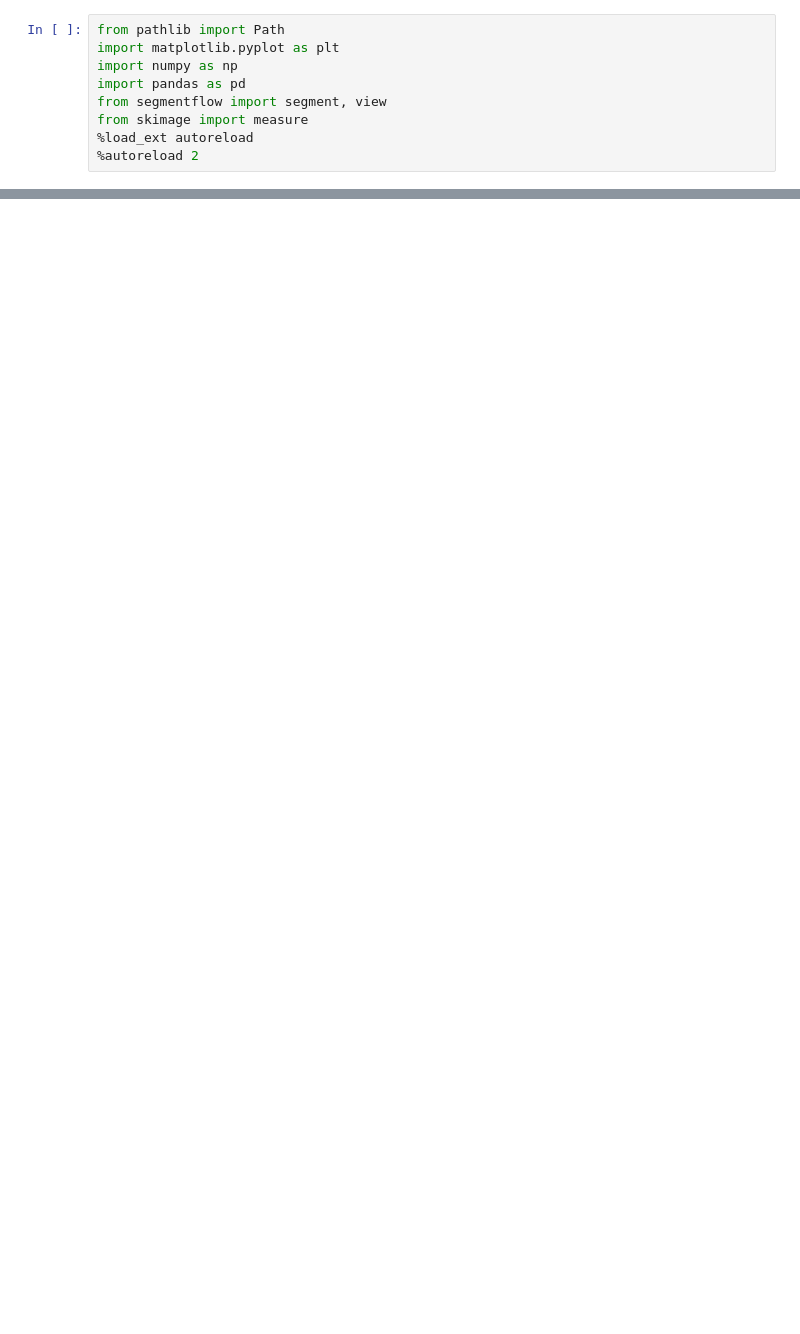
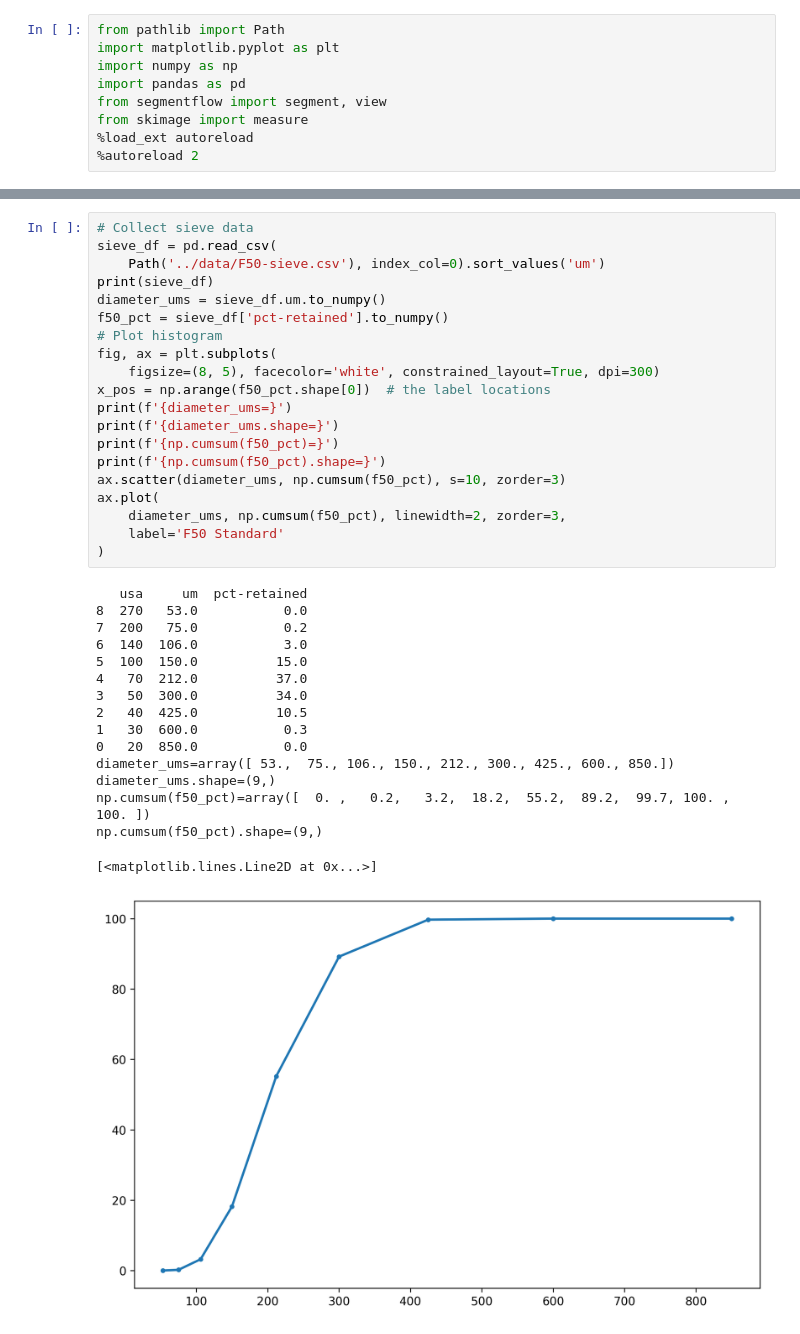
Before and after one commit to GusBusDraws/mhe-analysis, a Jupyter notebook: nbs/36-dev-labels-to-size.ipynb, the cells around one changed output, grey strips where cells are left out. Drawn from its saved outputs; the diff is of its cells as text; blank space fills up the shorter version.

```diff
--- a/nbs/36-dev-labels-to-size.ipynb
+++ b/nbs/36-dev-labels-to-size.ipynb
@@ -73,0 +95,37 @@ def grading_curve(hist, diameter_bins):
+# %%
+# Collect sieve data
+sieve_df = pd.read_csv(
+    Path('../data/F50-sieve.csv'), index_col=0).sort_values('um')
+print(sieve_df)
+diameter_ums = sieve_df.um.to_numpy()
+f50_pct = sieve_df['pct-retained'].to_numpy()
+# Plot histogram
+fig, ax = plt.subplots(
+    figsize=(8, 5), facecolor='white', constrained_layout=True, dpi=300)
+x_pos = np.arange(f50_pct.shape[0])  # the label locations
+print(f'{diameter_ums=}')
+print(f'{diameter_ums.shape=}')
+print(f'{np.cumsum(f50_pct)=}')
+print(f'{np.cumsum(f50_pct).shape=}')
+ax.scatter(diameter_ums, np.cumsum(f50_pct), s=10, zorder=3)
+ax.plot(
+    diameter_ums, np.cumsum(f50_pct), linewidth=2, zorder=3,
+    label='F50 Standard'
+)
+# %% [output]
+   usa     um  pct-retained
+8  270   53.0           0.0
+7  200   75.0           0.2
+6  140  106.0           3.0
+5  100  150.0          15.0
+4   70  212.0          37.0
+3   50  300.0          34.0
+2   40  425.0          10.5
+1   30  600.0           0.3
+0   20  850.0           0.0
+diameter_ums=array([ 53.,  75., 106., 150., 212., 300., 425., 600., 850.])
+diameter_ums.shape=(9,)
+np.cumsum(f50_pct)=array([  0. ,   0.2,   3.2,  18.2,  55.2,  89.2,  99.7, 100. , 100. ])
+np.cumsum(f50_pct).shape=(9,)
+[<matplotlib.lines.Line2D at 0x...>]
+[figure, added]
```
Also changed, not shown: parts of 5 cells of this notebook.
